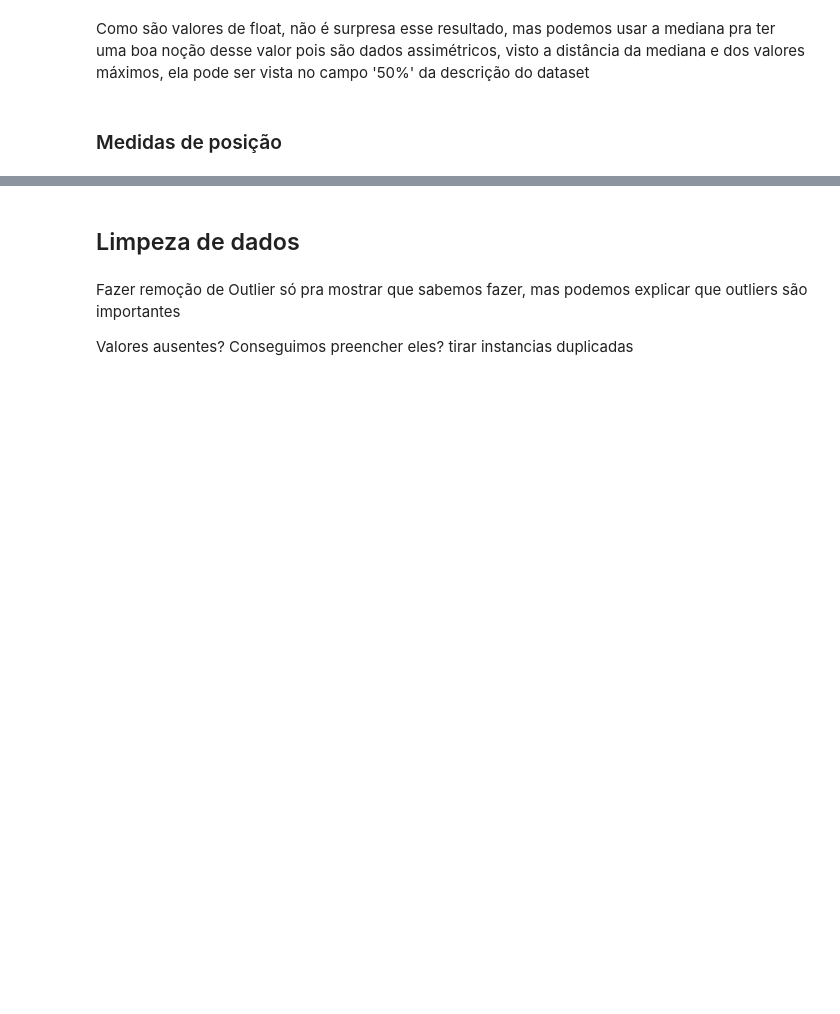
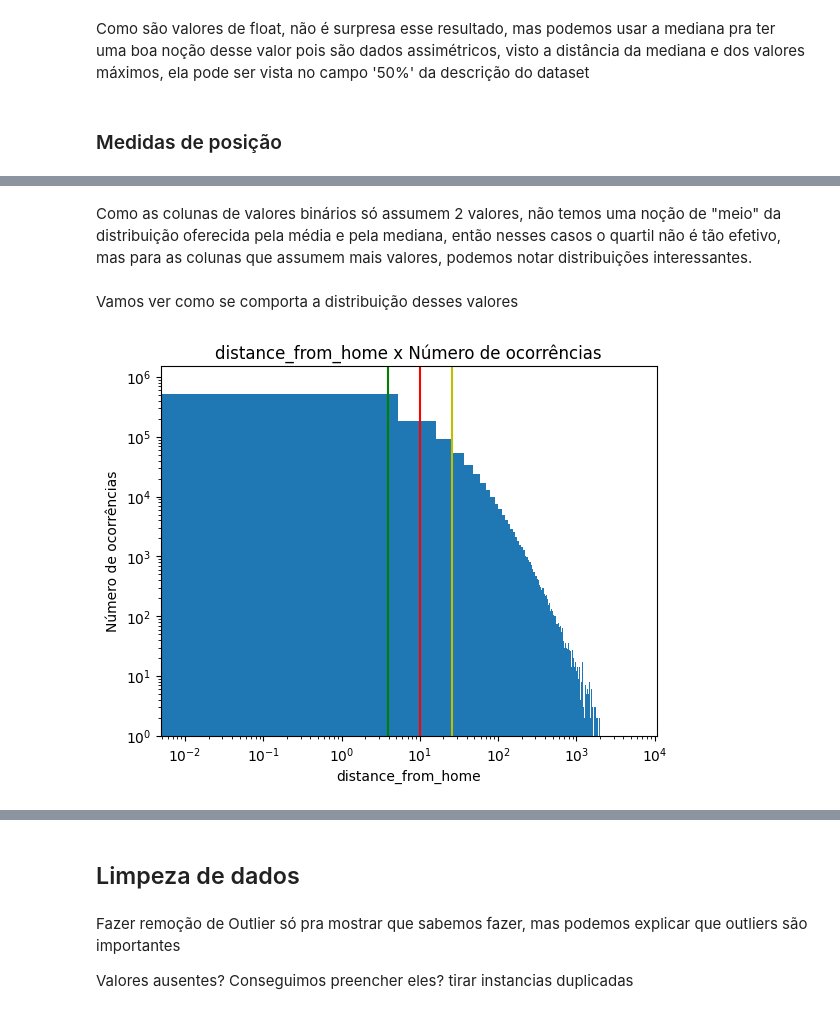
Before and after one commit to GustavoH-Lima/ML, a Jupyter notebook: parte1.ipynb, the cells around one changed output, grey strips where cells are left out. Saved outputs shown, nothing was run; the diff lists cells and outputs as text; code cells hidden in the pictures; blank space fills up the shorter version.

```diff
--- a/parte1.ipynb
+++ b/parte1.ipynb
@@ -206,0 +223,33 @@ Fazer boxplot
+# %% [markdown]
+Como as colunas de valores binários só assumem 2 valores, não temos uma noção de "meio" da distribuição oferecida pela média e pela mediana, então nesses casos o quartil não é tão efetivo, mas para as colunas que assumem mais valores, podemos notar distribuições interessantes.
+# %% [markdown]
+Vamos ver como se comporta a distribuição desses valores
+# %%
+def grafico(nome): # Aplicar a distribuição do gráfico
+    plt.hist(df[nome],align='left',bins = 1000)
+    serie = df[nome].describe()
+    max_value =serie[7] #Valor máximo para colocar os limites
+    min_value = serie[3] #Valor máximo para também colocar no limite
+    #Quartis
+    q1=serie[4]#Primeiro
+    q2=serie[5]#Segundo
+    q3=serie[6]#terceiro
+    #Escala log, valores máximos, e label
+    plt.yscale('log')
+    plt.ylim(1,1.5e6)
+    plt.xscale('log')
+    plt.xlim(min_value,max_value)
+    plt.xlabel(nome)
+    plt.ylabel('Número de ocorrências')
+    plt.title(nome+' x Número de ocorrências')
+
+    #Adicionando os quartis
+
+    plt.axvline(x=q1,color = 'g',label = "primeiro quartil")
+    plt.axvline(x=q2,color = 'r',label = "segundo quartil")
+    plt.axvline(x=q3,color = 'y',label = "terceiro quartil")
+    plt.show()
+# %%
+grafico('distance_from_home')
+# %% [output]
+[figure, added]
```
Also changed, not shown: parts of 9 cells of this notebook.
